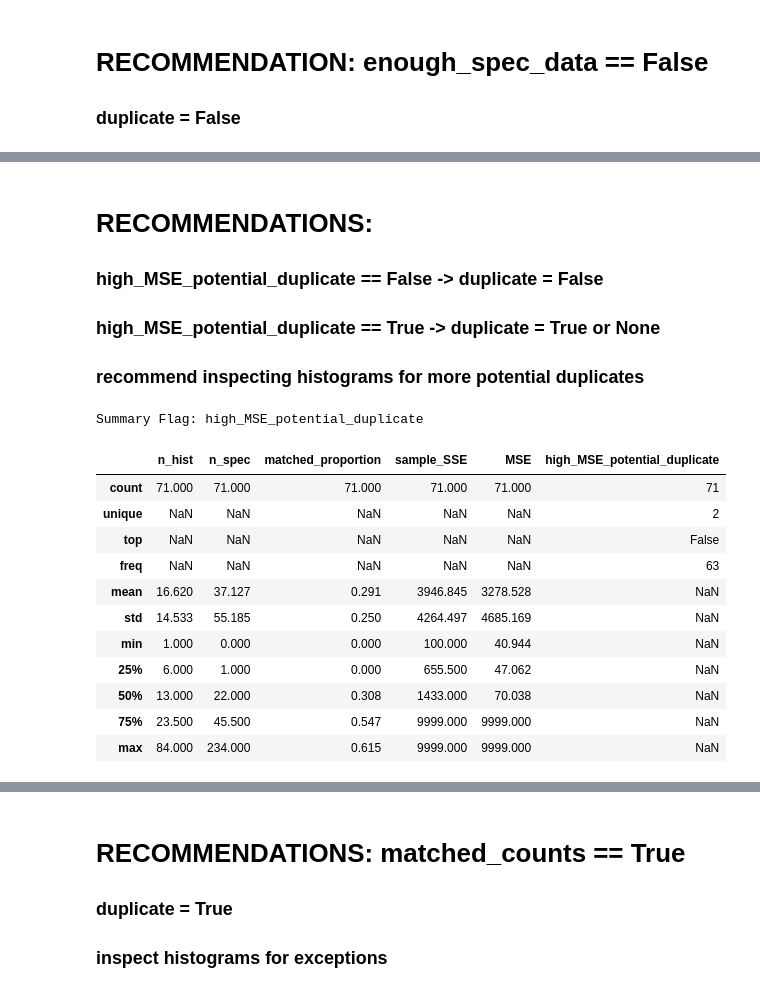
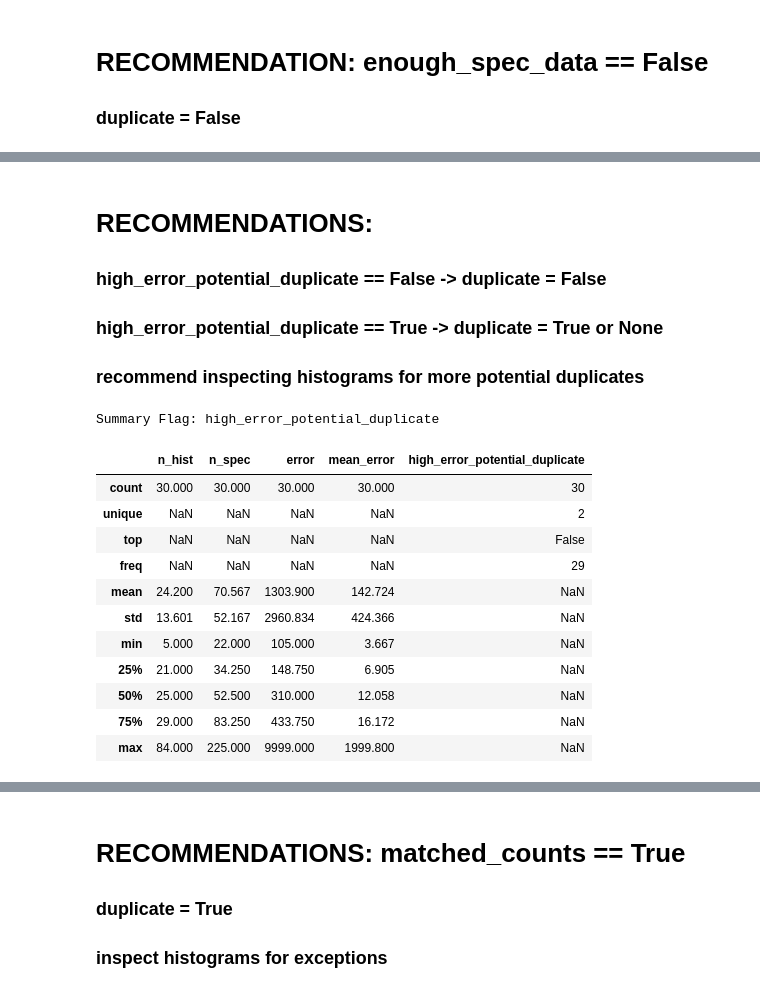
Before and after one commit to dfo-gulf-science/TrapNet-EDA, a Jupyter notebook: TrapNet_Summary_of_Recommendations.ipynb, the cells around one changed output, grey strips where cells are left out. Drawn from its saved outputs; the diff is of its cells as text; code cells hidden in the pictures.

```diff
--- a/TrapNet_Summary_of_Recommendations.ipynb
+++ b/TrapNet_Summary_of_Recommendations.ipynb
@@ -56,8 +61,8 @@ def plot_fork_length_by_sample(df_specimen, df_historical, sample_id, feature='f
 # %% [markdown]
 # RECOMMENDATIONS
 # %%
-all_flags = ['specimen_data', 'enough_spec_data', 'low_error_sample', 'high_MSE_potential_duplicate', 'matched_counts']
-other_columns = ['n_hist', 'n_spec', 'matched_proportion', 'sample_SSE', 'MSE']
+all_flags = ['specimen_data', 'enough_spec_data', 'zero_error_sample', 'high_error_potential_duplicate', 'matched_counts']
+other_columns = ['n_hist', 'n_spec', 'error', 'mean_error']
 # %% [markdown]
 # RECOMMENDATION: specimen_data == False
 ### duplicate = False
@@ -137,25 +136,25 @@ plot_fork_length_by_sample(df_spec[df_spec.fork_length>65], df_hist[df_hist.fork
 # %% [markdown]
 # RECOMMENDATIONS:
-### high_MSE_potential_duplicate == False  ->  duplicate = False
-### high_MSE_potential_duplicate == True  ->  duplicate = True or None
+### high_error_potential_duplicate == False  ->  duplicate = False
+### high_error_potential_duplicate == True  ->  duplicate = True or None
 ### recommend inspecting histograms for more potential duplicates
 # %%
 print('Summary Flag:', flag := all_flags[3])
-display(df_recommendations[df_recommendations[flag].notnull()][other_columns + ['high_MSE_potential_duplicate']].describe(include='all'))
+display(df_recommendations[df_recommendations[flag].notnull()][other_columns + ['high_error_potential_duplicate']].describe(include='all'))
 # %% [output]
-Summary Flag: high_MSE_potential_duplicate
+Summary Flag: high_error_potential_duplicate
-|  | n_hist | n_spec | matched_proportion | sample_SSE | MSE | high_MSE_potential_duplicate |
-| count | 71.000 | 71.000 | 71.000 | 71.000 | 71.000 | 71 |
-| unique | NaN | NaN | NaN | NaN | NaN | 2 |
-| top | NaN | NaN | NaN | NaN | NaN | False |
-| freq | NaN | NaN | NaN | NaN | NaN | 63 |
-| mean | 16.620 | 37.127 | 0.291 | 3946.845 | 3278.528 | NaN |
-| std | 14.533 | 55.185 | 0.250 | 4264.497 | 4685.169 | NaN |
-| min | 1.000 | 0.000 | 0.000 | 100.000 | 40.944 | NaN |
-| 25% | 6.000 | 1.000 | 0.000 | 655.500 | 47.062 | NaN |
-| 50% | 13.000 | 22.000 | 0.308 | 1433.000 | 70.038 | NaN |
-| 75% | 23.500 | 45.500 | 0.547 | 9999.000 | 9999.000 | NaN |
-| max | 84.000 | 234.000 | 0.615 | 9999.000 | 9999.000 | NaN |
+|  | n_hist | n_spec | error | mean_error | high_error_potential_duplicate |
+| count | 30.000 | 30.000 | 30.000 | 30.000 | 30 |
+| unique | NaN | NaN | NaN | NaN | 2 |
+| top | NaN | NaN | NaN | NaN | False |
+| freq | NaN | NaN | NaN | NaN | 29 |
+| mean | 24.200 | 70.567 | 1303.900 | 142.724 | NaN |
+| std | 13.601 | 52.167 | 2960.834 | 424.366 | NaN |
+| min | 5.000 | 22.000 | 105.000 | 3.667 | NaN |
+| 25% | 21.000 | 34.250 | 148.750 | 6.905 | NaN |
+| 50% | 25.000 | 52.500 | 310.000 | 12.058 | NaN |
+| 75% | 29.000 | 83.250 | 433.750 | 16.172 | NaN |
+| max | 84.000 | 225.000 | 9999.000 | 1999.800 | NaN |
 # %%
 # these look like potential duplicates even though they have high error
 for i in df_recommendations[df_recommendations[flag] == True].index:
```
Also changed, not shown: parts of 11 cells of this notebook, 1 other file.
